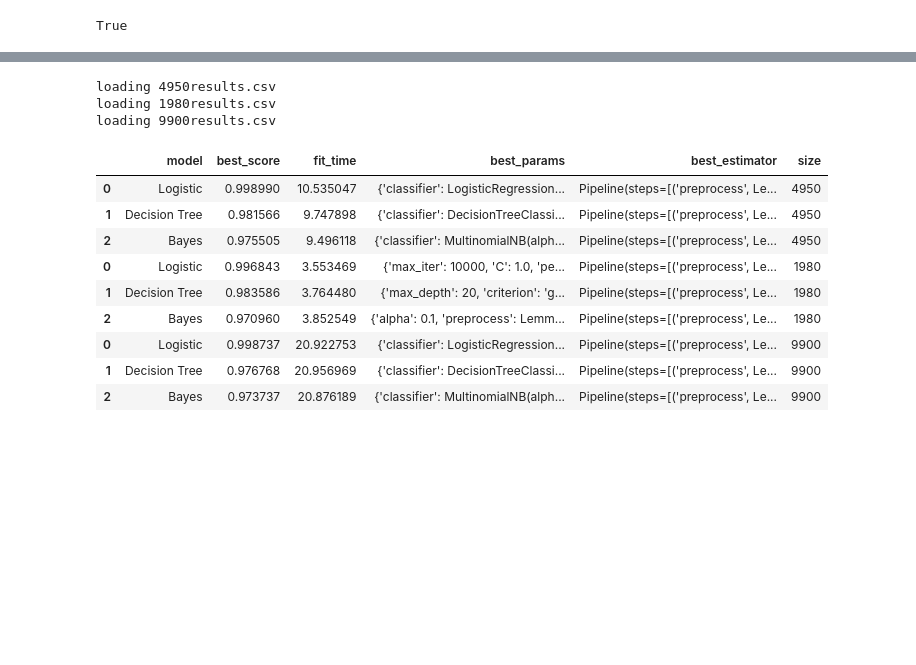
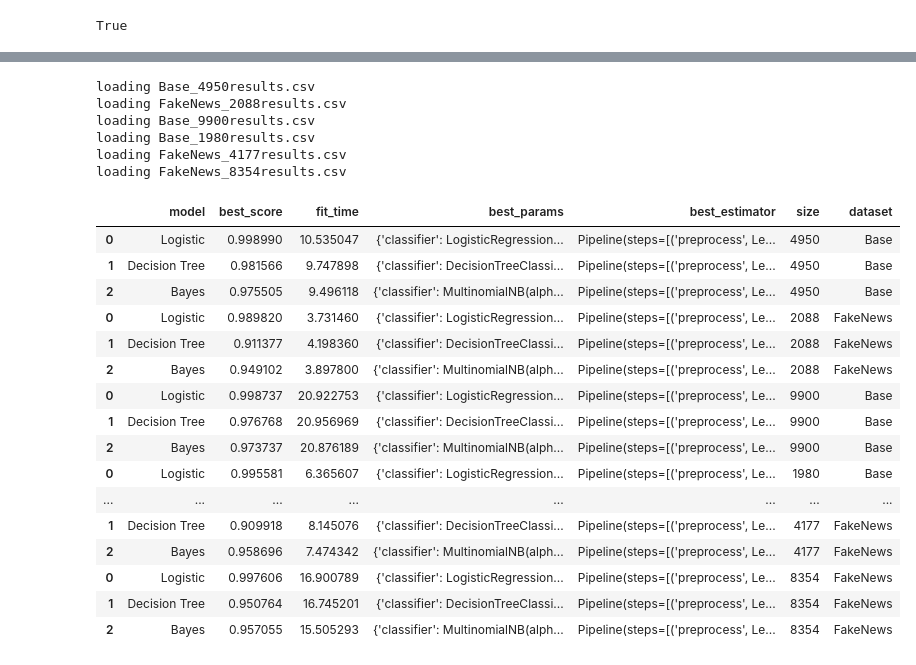
Before and after one commit to johnprg/Legit, a Jupyter notebook: Legit.ipynb, the cells around one changed output, grey strips where cells are left out. Saved outputs shown, nothing was run; the diff lists cells and outputs as text; code cells hidden in the pictures; blank space fills up the shorter version.

```diff
--- a/Legit.ipynb
+++ b/Legit.ipynb
@@ -208,6 +201,7 @@ df_news.head()
 # %%
 # use df_news below
-df = df_news
+df = df_FakeNews
+setname = 'FakeNews'
 # %%
 # setup a dataframe to store the results of the different model searches
 results_df = pd.DataFrame({'model': ['Logistic', 'Decision Tree', 'Bayes'],
@@ -215,10 +209,3 @@ results_df = pd.DataFrame({'model': ['Logistic', 'Decision Tree', 'Bayes'],
              'best_score': ['', '', ''],
              'fit_time': ['', '', ''],
              'best_estimator': ['', '', '']}).set_index('model')
-# %%
-# stem the text
-from nltk.stem import PorterStemmer
-stemmer = PorterStemmer()
-
-df['stemmed'] = df['Text'].apply(lambda x: ' '.join([stemmer.stem(w) for w in x.split()]))
-df.head()
@@ -232,9 +211,0 @@ df.head()
-# %%
-# lemmatize the text
-import nltk
-from nltk.stem import WordNetLemmatizer
-nltk.download('wordnet')
-lemmatizer = WordNetLemmatizer()
-
-df['lemmatized'] = df['Text'].apply(lambda x: ' '.join([lemmatizer.lemmatize(w) for w in x.split()]))
-df.head()
@@ -251,4 +211,0 @@ df.head()
-# %%
-# lemmatize the stemmed text
-df['lemmatized_stemmed'] = df['stemmed'].apply(lambda x: ' '.join([lemmatizer.lemmatize(w) for w in x.split()]))
-df.head()
@@ -589,29 +516,44 @@ gs.fit(X, y)
 # %%
 # read in all of the results from the files in data/{size}results.csv
 import os
 
 uber_df = pd.DataFrame()
 for file in os.listdir('data'):
     if 'results' in file:
         print(f'loading {file}')
+        #parse out the size and setname from the filename which is in form {setname}_{size}results.csv
+        setname = file.split('_')[0]
+        size = int(file.split('_')[1].split('results')[0])
+
         df = pd.read_csv(f'data/{file}')
-        df['size'] = int(file.split('results')[0])
+        df['size'] = size
+        df['dataset'] = setname
         uber_df = pd.concat([uber_df, df])
 
 uber_df
 # %% [output]
-loading 4950results.csv
-loading 1980results.csv
-loading 9900results.csv
+loading Base_4950results.csv
+loading FakeNews_2088results.csv
+loading Base_9900results.csv
+loading Base_1980results.csv
+loading FakeNews_4177results.csv
+loading FakeNews_8354results.csv
-|  | model | best_score | fit_time | best_params | best_estimator | size |
-| 0 | Logistic | 0.998990 | 10.535047 | {'classifier': LogisticRegression... | Pipeline(steps=[('preprocess', Le... | 4950 |
-| 1 | Decision Tree | 0.981566 | 9.747898 | {'classifier': DecisionTreeClassi... | Pipeline(steps=[('preprocess', Le... | 4950 |
-| 2 | Bayes | 0.975505 | 9.496118 | {'classifier': MultinomialNB(alph... | Pipeline(steps=[('preprocess', Le... | 4950 |
-| 0 | Logistic | 0.996843 | 3.553469 | {'max_iter': 10000, 'C': 1.0, 'pe... | Pipeline(steps=[('preprocess', Le... | 1980 |
-| 1 | Decision Tree | 0.983586 | 3.764480 | {'max_depth': 20, 'criterion': 'g... | Pipeline(steps=[('preprocess', Le... | 1980 |
-| 2 | Bayes | 0.970960 | 3.852549 | {'alpha': 0.1, 'preprocess': Lemm... | Pipeline(steps=[('preprocess', Le... | 1980 |
-| 0 | Logistic | 0.998737 | 20.922753 | {'classifier': LogisticRegression... | Pipeline(steps=[('preprocess', Le... | 9900 |
-| 1 | Decision Tree | 0.976768 | 20.956969 | {'classifier': DecisionTreeClassi... | Pipeline(steps=[('preprocess', Le... | 9900 |
-| 2 | Bayes | 0.973737 | 20.876189 | {'classifier': MultinomialNB(alph... | Pipeline(steps=[('preprocess', Le... | 9900 |
+|  | model | best_score | fit_time | best_params | best_estimator | size | dataset |
+| 0 | Logistic | 0.998990 | 10.535047 | {'classifier': LogisticRegression... | Pipeline(steps=[('preprocess', Le... | 4950 | Base |
+| 1 | Decision Tree | 0.981566 | 9.747898 | {'classifier': DecisionTreeClassi... | Pipeline(steps=[('preprocess', Le... | 4950 | Base |
+| 2 | Bayes | 0.975505 | 9.496118 | {'classifier': MultinomialNB(alph... | Pipeline(steps=[('preprocess', Le... | 4950 | Base |
+| 0 | Logistic | 0.989820 | 3.731460 | {'classifier': LogisticRegression... | Pipeline(steps=[('preprocess', Le... | 2088 | FakeNews |
+| 1 | Decision Tree | 0.911377 | 4.198360 | {'classifier': DecisionTreeClassi... | Pipeline(steps=[('preprocess', Le... | 2088 | FakeNews |
+| 2 | Bayes | 0.949102 | 3.897800 | {'classifier': MultinomialNB(alph... | Pipeline(steps=[('preprocess', Le... | 2088 | FakeNews |
+| 0 | Logistic | 0.998737 | 20.922753 | {'classifier': LogisticRegression... | Pipeline(steps=[('preprocess', Le... | 9900 | Base |
+| 1 | Decision Tree | 0.976768 | 20.956969 | {'classifier': DecisionTreeClassi... | Pipeline(steps=[('preprocess', Le... | 9900 | Base |
+| 2 | Bayes | 0.973737 | 20.876189 | {'classifier': MultinomialNB(alph... | Pipeline(steps=[('preprocess', Le... | 9900 | Base |
+| 0 | Logistic | 0.995581 | 6.365607 | {'classifier': LogisticRegression... | Pipeline(steps=[('preprocess', Le... | 1980 | Base |
+| ... | ... | ... | ... | ... | ... | ... | ... |
+| 1 | Decision Tree | 0.909918 | 8.145076 | {'classifier': DecisionTreeClassi... | Pipeline(steps=[('preprocess', Le... | 4177 | FakeNews |
+| 2 | Bayes | 0.958696 | 7.474342 | {'classifier': MultinomialNB(alph... | Pipeline(steps=[('preprocess', Le... | 4177 | FakeNews |
+| 0 | Logistic | 0.997606 | 16.900789 | {'classifier': LogisticRegression... | Pipeline(steps=[('preprocess', Le... | 8354 | FakeNews |
+| 1 | Decision Tree | 0.950764 | 16.745201 | {'classifier': DecisionTreeClassi... | Pipeline(steps=[('preprocess', Le... | 8354 | FakeNews |
+| 2 | Bayes | 0.957055 | 15.505293 | {'classifier': MultinomialNB(alph... | Pipeline(steps=[('preprocess', Le... | 8354 | FakeNews |
 # %%
 # make best_results dataframe from the uber_df sorted by Model and RMSE
```
Also changed, not shown: parts of 31 cells of this notebook.
